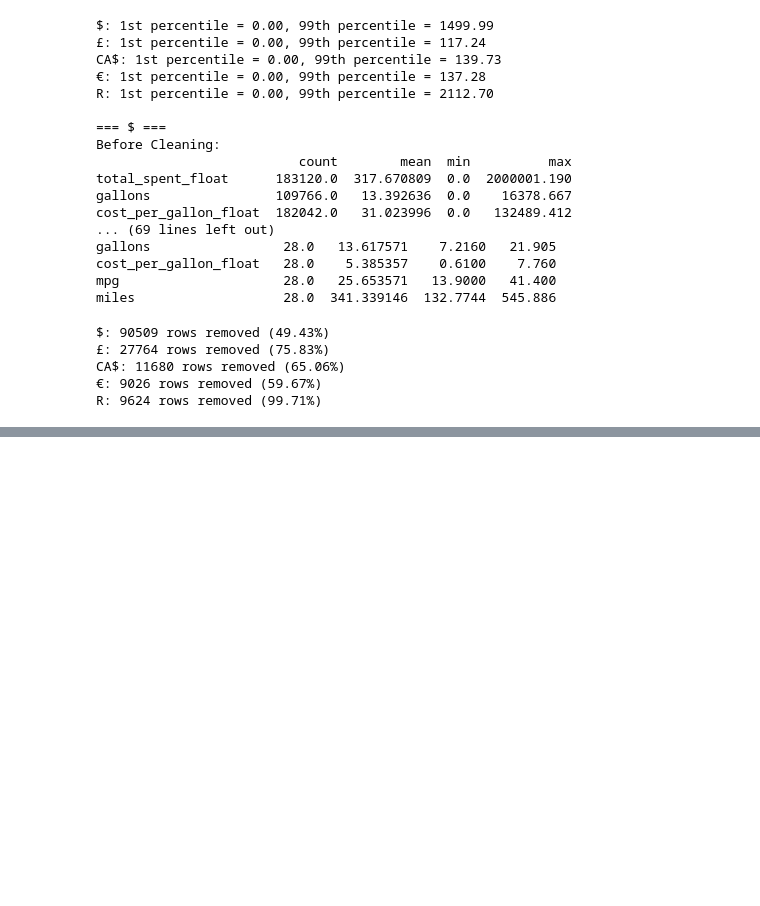
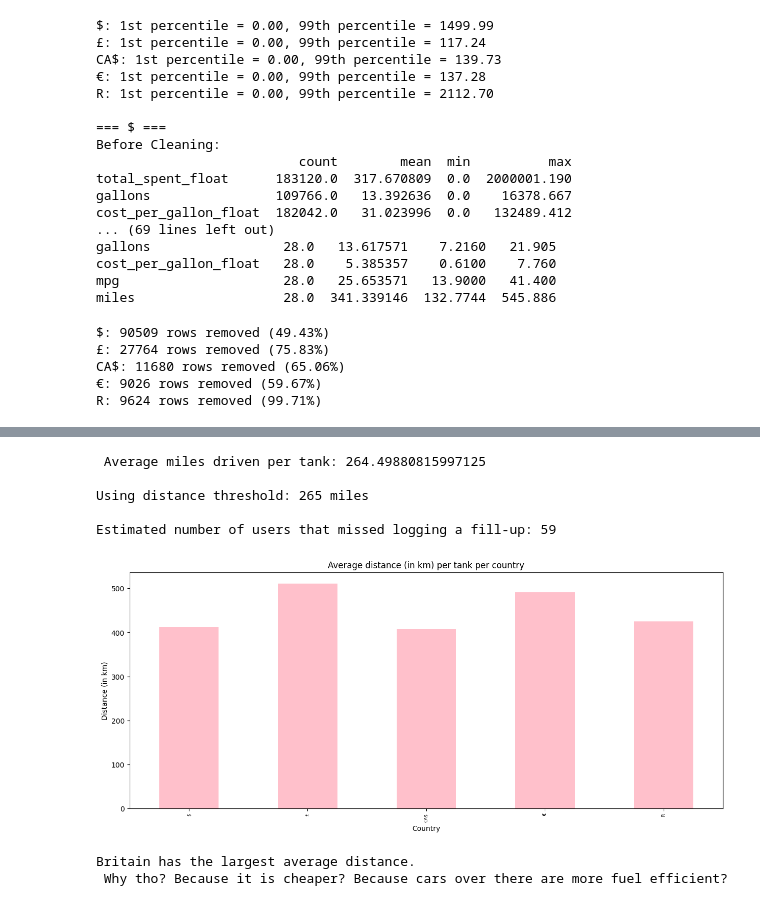
Before and after one commit to IDVE-PROJECT-01/Assignment-1, a Jupyter notebook: notebook.ipynb, the cells around one changed output, grey strips where cells are left out. Saved outputs shown, nothing was run; the diff lists cells and outputs as text; code cells hidden in the pictures; blank space fills up the shorter version.

```diff
--- a/notebook.ipynb
+++ b/notebook.ipynb
@@ -464,0 +502,56 @@ R: 9624 rows removed (99.71%)
+# %%
+#4.4.2
+
+average_miles_per_tank = df['miles'].mean()
+print(f"\n Average miles driven per tank: {average_miles_per_tank}")
+
+user_counts = df['user_id'].value_counts()
+repeated_users = user_counts[user_counts > 1].index
+df_repeated = df[df['user_id'].isin(repeated_users)].copy()
+
+df_repeated['odometer'] = pd.to_numeric(df_repeated['odometer'], errors='coerce')
+df_repeated = df_repeated.dropna(subset=['odometer'])
+df_repeated = df_repeated.sort_values(['user_id', 'date_fueled'])
+
+df_repeated['prev_odometer'] = df_repeated.groupby('user_id')['odometer'].shift(1)
+df_repeated['odometer_diff'] = df_repeated['odometer'] - df_repeated['prev_odometer']
+
+#if difference in odometer reading is higher than average distance driven per tank, possibly missing log.
+distance_threshold = 265
+print(f"\nUsing distance threshold: {distance_threshold} miles")
+
+df_repeated['missing_fillup'] = (
+    (df_repeated['odometer_diff'] > distance_threshold) &
+    (df_repeated['odometer_diff'] > 0)
+)
+
+potential_missing_logs = df_repeated[df_repeated['missing_fillup']]
+
+print(f"\nEstimated number of users that missed logging a fill-up: {potential_missing_logs.shape[0]}")
+# %% [output]
+ Average miles driven per tank: 264.49880815997125
+
+Using distance threshold: 265 miles
+
+Estimated number of users that missed logging a fill-up: 59
+# %%
+#4.2.3
+
+distance_per_tank= df.groupby('currency')['km_driven'].mean()
+distance_per_tank= distance_per_tank.loc[top_currencies]
+
+fig, ax = plt.subplots(figsize=(15,6))
+distance_per_tank.plot(kind='bar', ax=ax, color='pink')
+
+ax.set_xlabel("Country")
+ax.set_ylabel("Distance (in km)")
+ax.set_title("Average distance (in km) per tank per country")
+ax.tick_params(axis='x', labelsize=6)
+
+plt.show()
+
+print("Britain has the largest average distance. \n Why tho? Because it is cheaper? Because cars over there are more fuel efficient?")
+# %% [output]
+[figure, added]
+Britain has the largest average distance.
+ Why tho? Because it is cheaper? Because cars over there are more fuel efficient?
```
Also changed, not shown: parts of 11 cells of this notebook.
